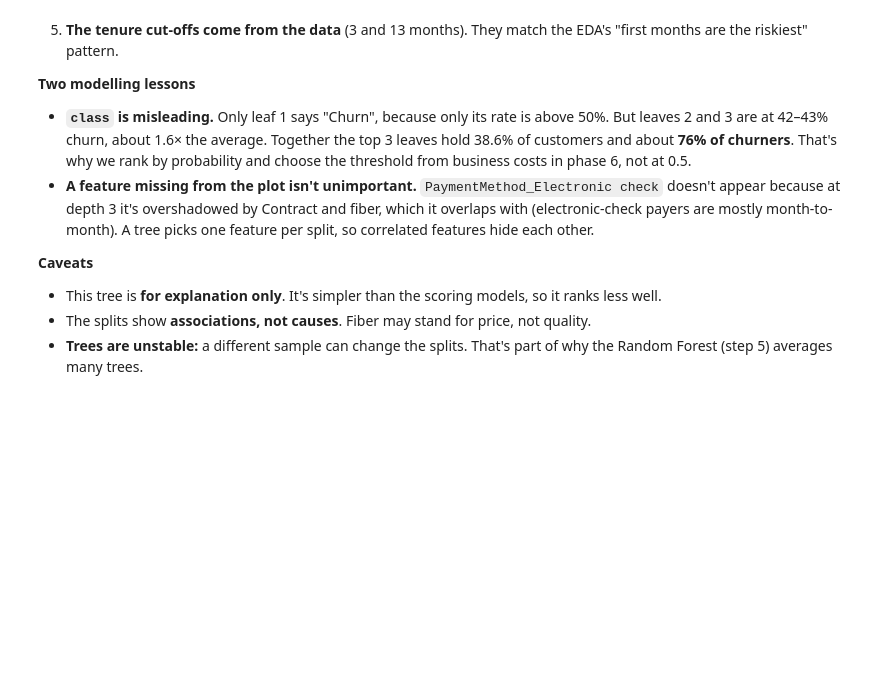
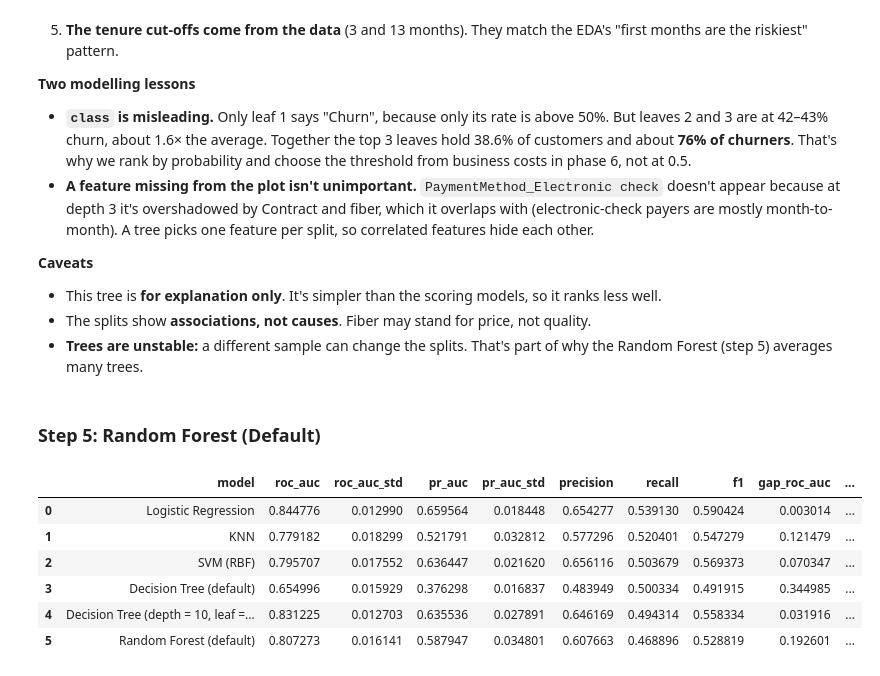
Before and after one commit to jeswingeorge/Telco-Customer-Churn-Kaggle, a Jupyter notebook: notebooks/5_advanced_models.ipynb, the cells around one changed output. Drawn from its saved outputs; the diff is of its cells as text; code cells hidden in the pictures; blank space fills up the shorter version.

Commit message:
Added Default random forest

```diff
--- a/notebooks/5_advanced_models.ipynb
+++ b/notebooks/5_advanced_models.ipynb
@@ -418,3 +418,19 @@ A tree split is always "column ≤ threshold". sklearn sorts the unique values o
 - This tree is **for explanation only**. It's simpler than the scoring models, so it ranks less well.
 - The splits show **associations, not causes**. Fiber may stand for price, not quality.
 - **Trees are unstable:** a different sample can change the splits. That's part of why the Random Forest (step 5) averages many trees.
+# %% [markdown]
+### Step 5: Random Forest (Default)
+# %%
+from sklearn.ensemble import RandomForestClassifier
+pipe_rf = build_pipeline(RandomForestClassifier(random_state=config.RANDOM_STATE, n_jobs=-1), model_type="tree")
+results_cv.append(run_cv(pipe_rf, "Random Forest (default)", X=X_train, y=y_train))
+model_compare_df = pd.DataFrame(results_cv)
+model_compare_df
+# %% [output]
+|  | model | roc_auc | roc_auc_std | pr_auc | pr_auc_std | precision | recall | f1 | gap_roc_auc | ... |
+| 0 | Logistic Regression | 0.844776 | 0.012990 | 0.659564 | 0.018448 | 0.654277 | 0.539130 | 0.590424 | 0.003014 | ... |
+| 1 | KNN | 0.779182 | 0.018299 | 0.521791 | 0.032812 | 0.577296 | 0.520401 | 0.547279 | 0.121479 | ... |
+| 2 | SVM (RBF) | 0.795707 | 0.017552 | 0.636447 | 0.021620 | 0.656116 | 0.503679 | 0.569373 | 0.070347 | ... |
+| 3 | Decision Tree (default) | 0.654996 | 0.015929 | 0.376298 | 0.016837 | 0.483949 | 0.500334 | 0.491915 | 0.344985 | ... |
+| 4 | Decision Tree (depth = 10, leaf =... | 0.831225 | 0.012703 | 0.635536 | 0.027891 | 0.646169 | 0.494314 | 0.558334 | 0.031916 | ... |
+| 5 | Random Forest (default) | 0.807273 | 0.016141 | 0.587947 | 0.034801 | 0.607663 | 0.468896 | 0.528819 | 0.192601 | ... |
```
Also changed, not shown: parts of 1 cell of this notebook, 2 other files.
